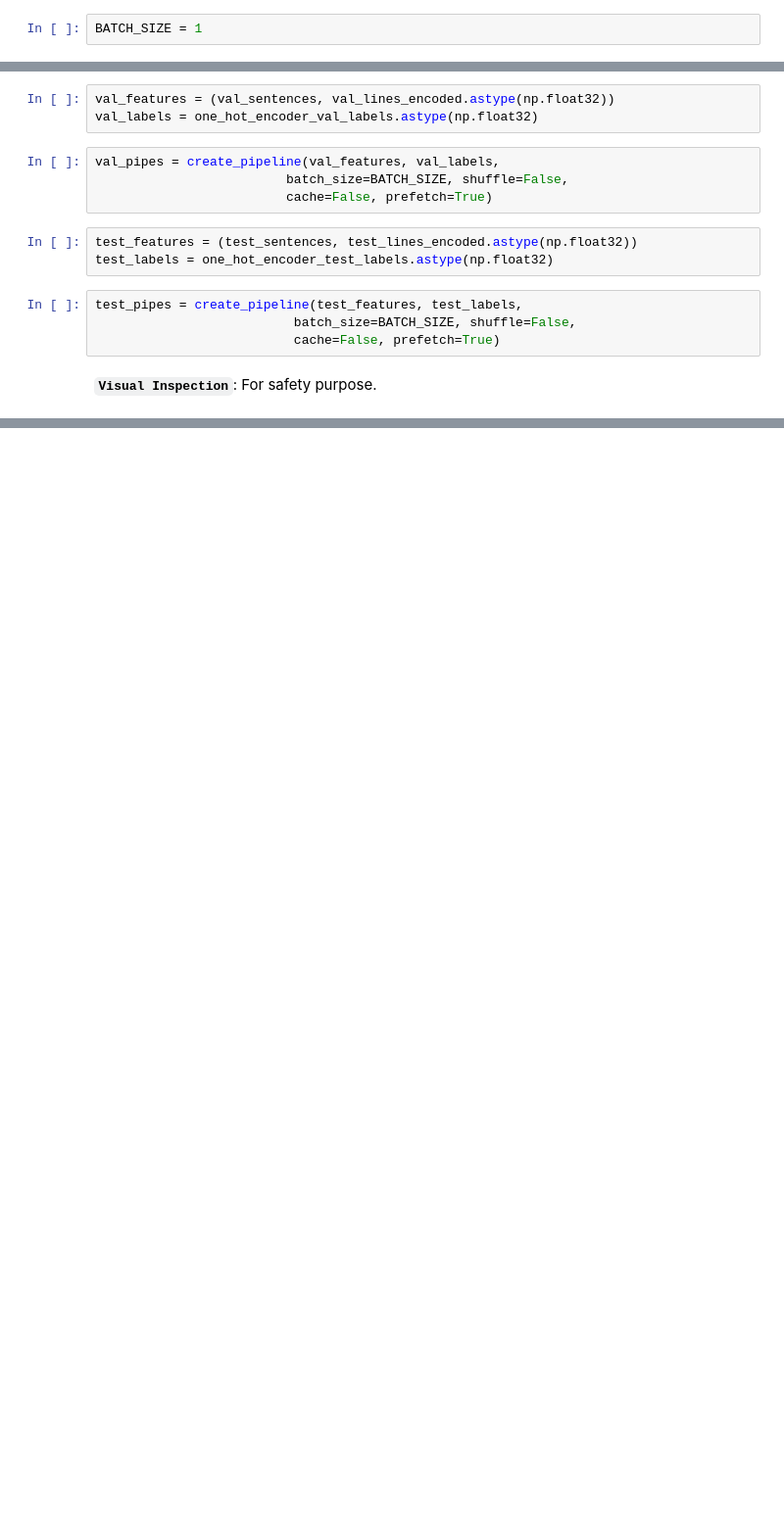
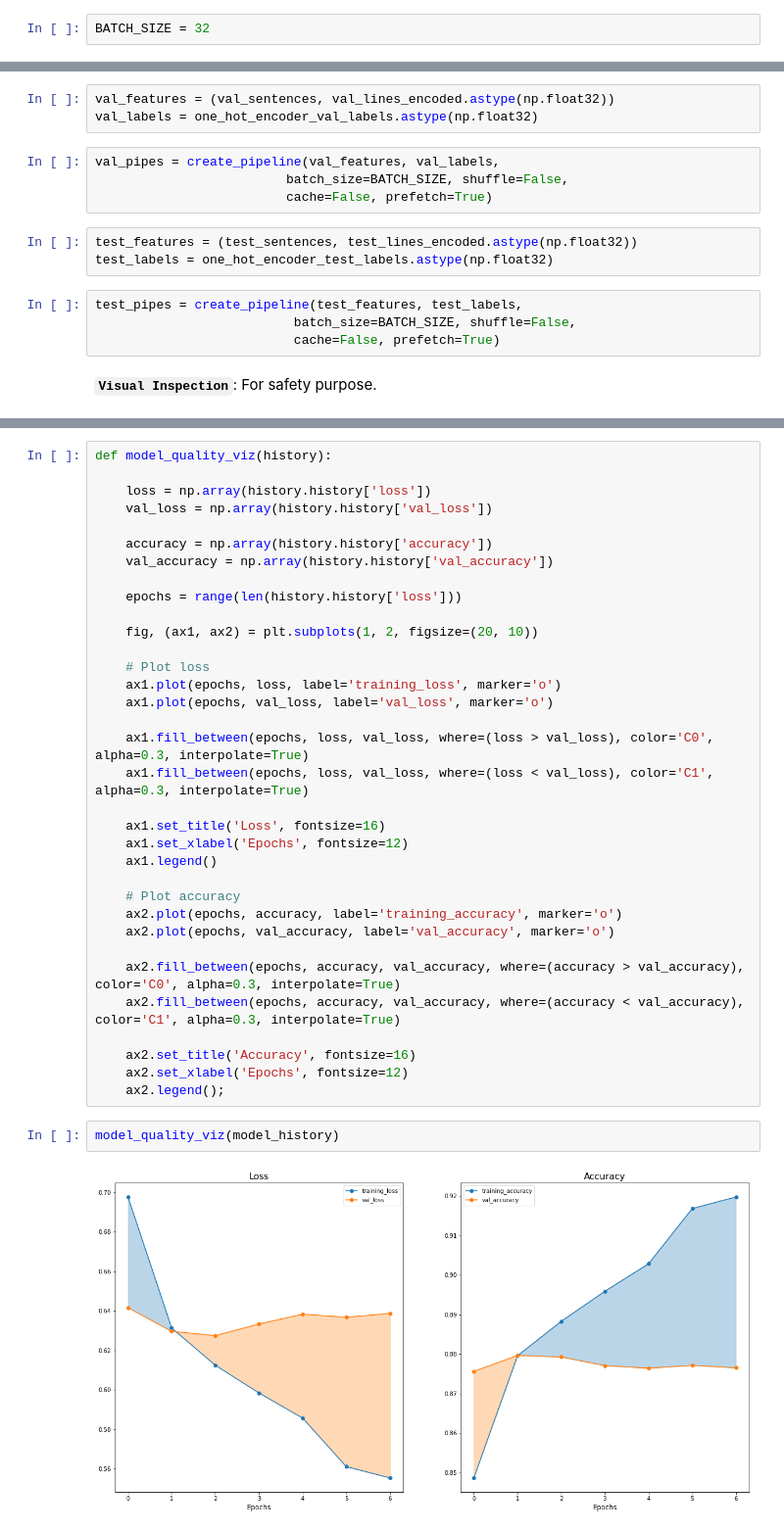
Before and after one commit to nocdoggo/PubMed_Seg_Fine_Tuning, a Jupyter notebook: 01_Data_Loader_Cleanser.ipynb, the cells around one changed output, grey strips where cells are left out. Shown: that part at 98% size. Drawn from its saved outputs; the diff is of its cells as text; blank space fills up the shorter version.

```diff
--- a/01_Data_Loader_Cleanser.ipynb
+++ b/01_Data_Loader_Cleanser.ipynb
@@ -752,7 +747,7 @@ def create_pipeline(features, labels, batch_size=32, shuffle=False, cache=False,
 # %% [markdown]
 #### `TO-DO`: Change batch size based on need.
 # %%
-BATCH_SIZE = 1
+BATCH_SIZE = 32
 # %%
 train_features = (train_sentences, train_lines_encoded.astype(np.float32))
 train_labels = one_hot_encoder_train_labels.astype(np.float32)
@@ -1036,0 +1216,38 @@ model_history = train_model(
+# %%
+def model_quality_viz(history):
+
+    loss = np.array(history.history['loss'])
+    val_loss = np.array(history.history['val_loss'])
+
+    accuracy = np.array(history.history['accuracy'])
+    val_accuracy = np.array(history.history['val_accuracy'])
+
+    epochs = range(len(history.history['loss']))
+
+    fig, (ax1, ax2) = plt.subplots(1, 2, figsize=(20, 10))
+
+    # Plot loss
+    ax1.plot(epochs, loss, label='training_loss', marker='o')
+    ax1.plot(epochs, val_loss, label='val_loss', marker='o')
+
+    ax1.fill_between(epochs, loss, val_loss, where=(loss > val_loss), color='C0', alpha=0.3, interpolate=True)
+    ax1.fill_between(epochs, loss, val_loss, where=(loss < val_loss), color='C1', alpha=0.3, interpolate=True)
+
+    ax1.set_title('Loss', fontsize=16)
+    ax1.set_xlabel('Epochs', fontsize=12)
+    ax1.legend()
+
+    # Plot accuracy
+    ax2.plot(epochs, accuracy, label='training_accuracy', marker='o')
+    ax2.plot(epochs, val_accuracy, label='val_accuracy', marker='o')
+
+    ax2.fill_between(epochs, accuracy, val_accuracy, where=(accuracy > val_accuracy), color='C0', alpha=0.3, interpolate=True)
+    ax2.fill_between(epochs, accuracy, val_accuracy, where=(accuracy < val_accuracy), color='C1', alpha=0.3, interpolate=True)
+
+    ax2.set_title('Accuracy', fontsize=16)
+    ax2.set_xlabel('Epochs', fontsize=12)
+    ax2.legend();
+# %%
+model_quality_viz(model_history)
+# %% [output]
+[figure, added]
```
Also changed, not shown: parts of 106 cells of this notebook, 6 other files.
